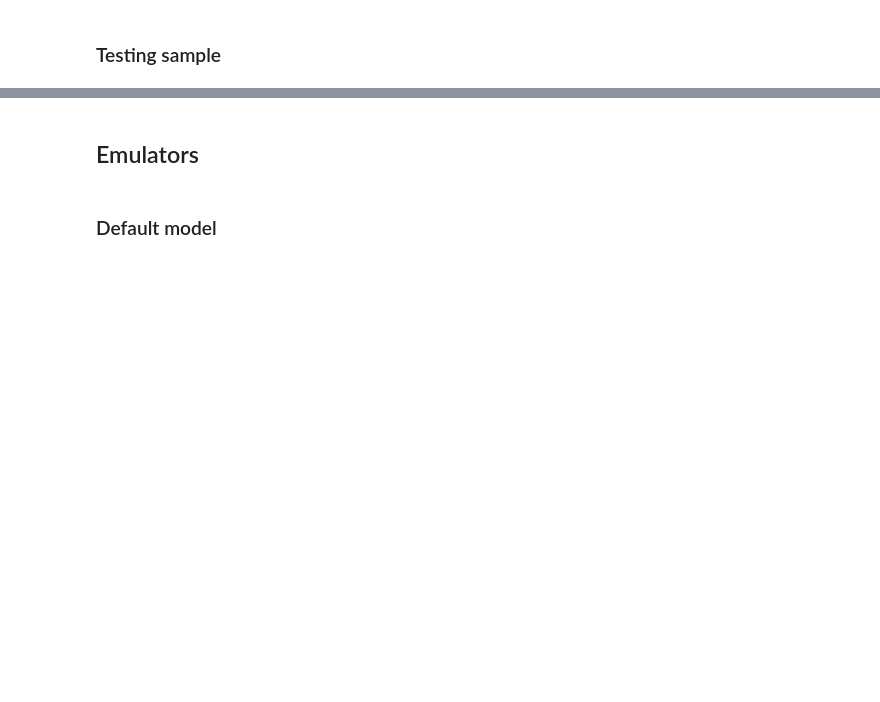
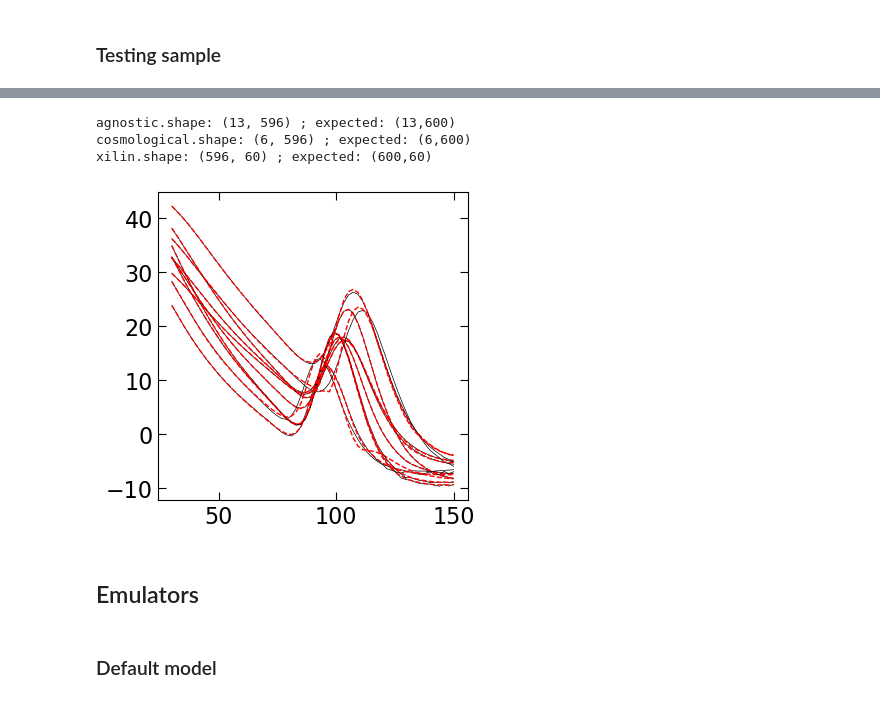
Before and after one commit to a-paranjape/zeldovich-smearing, a Jupyter notebook: emulation/Build_Emulators.ipynb, the cells around one changed output, grey strips where cells are left out. Cells and saved outputs as stored; diff of their text form; code cells hidden in the pictures; blank space fills up the shorter version.

Commit message:
building emulators for lcdm,wcdm,nucdm

```diff
--- a/emulation/Build_Emulators.ipynb
+++ b/emulation/Build_Emulators.ipynb
@@ -49,9 +69,9 @@ print('mpl setup done')
 # %%
 Out_Stem = 'emulators/'
-Z_Eval = 0.8
-Perc = 0.1
 
-setup = {'out_stem':Out_Stem,
+setup = {'out_stem':Out_Stem+'z{0:.2f}/'.format(Z_Eval),
+         'cosmo':Cosmo,
+         'flat':Flat,
          'z_eval':Z_Eval,
          'perc':Perc,
          # 'rmin':30.0,'rmax':150.0,
@@ -61,3 +81,5 @@ setup = {'out_stem':Out_Stem,
          # 'high_acc':True,
          'verbose':True,'logfile':None
          }
+
+print(setup)
@@ -70,7 +94,7 @@ Save_Xi = True # only used for test sample
 Force_Train = False
 Force_Test  = False
 
-SampleDict = {'train':{'sample_stem':'train','seed':1920,'include_fiducial':False,'save_xi':False,'force':Force_Train,
-                       'n_samp':1000},
-               'test':{'sample_stem':'test', 'seed':1992,'include_fiducial':True,'save_xi':Save_Xi,'force':Force_Test,
-                       'n_samp':-1+200}}
+SampleDict = {'train':{'sample_stem':'train','seed':1983,'include_fiducial':False,'save_xi':False,'force':Force_Train,
+                       'n_samp':3000},
+               'test':{'sample_stem':'test', 'seed':1991,'include_fiducial':True,'save_xi':Save_Xi,'force':Force_Test,
+                       'n_samp':-1+600}}
@@ -79,8 +101,4 @@ SampleDict = {'train':{'sample_stem':'train','seed':1920,'include_fiducial':Fals
 # %% [markdown]
 ## `AgnosticEmulator` setup
 # %%
-setup_lcdm_flat = copy.deepcopy(setup)
-setup_lcdm_flat['cosmo'] = 'lcdm'
-setup_lcdm_flat['flat'] = True
-
-agem_lcdm_flat = AgnosticEmulator(setup=setup_lcdm_flat)
+agem = AgnosticEmulator(setup=setup)
@@ -114,11 +163,20 @@ print('cosmological.shape:',cosmological.shape,'; expected: ({0:d},{1:d})'.forma
-# %%
-if sset_test['save_xi'] & (xilin is not None):
-    print('xilin.shape:',xilin.shape,'; expected: ({0:d},{1:d})'.format(n_samp_exp,agem.n_r))
-    predicted = np.dot(agem.basis_func.T,agnostic[:agem.n_basis]).T
-    plt.figure(figsize=(4,4))
-    for n in range(np.min([10,n_samp_exp])):
-        plt.plot(agem.rvals,agem.rvals**2*xilin[n],'k-',lw=0.5)
-        plt.plot(agem.rvals,agem.rvals**2*predicted[n],'r--',lw=1)
-    plt.show()
+# %%
+n_samp_exp = sset_test['n_samp']+int(sset_test['include_fiducial'])
+print('agnostic.shape:',agnostic_test.shape,'; expected: ({0:d},{1:d})'.format(agem.n_agnostic,n_samp_exp))
+print('cosmological.shape:',cosmological_test.shape,'; expected: ({0:d},{1:d})'.format(agem.n_params,n_samp_exp))
+
+if sset_test['save_xi'] & (xilin is not None):
+    print('xilin.shape:',xilin.shape,'; expected: ({0:d},{1:d})'.format(n_samp_exp,agem.n_r))
+    predicted_lcdm_flat = np.dot(agem.basis_func.T,agnostic_test[:agem.n_basis]).T
+    plt.figure(figsize=(4,4))
+    for n in range(np.min([10,n_samp_exp])):
+        plt.plot(agem.rvals,agem.rvals**2*xilin[n],'k-',lw=0.5)
+        plt.plot(agem.rvals,agem.rvals**2*predicted_lcdm_flat[n],'r--',lw=1)
+    plt.show()
+# %% [output]
+agnostic.shape: (13, 596) ; expected: (13,600)
+cosmological.shape: (6, 596) ; expected: (6,600)
+xilin.shape: (596, 60) ; expected: (600,60)
+[figure, added]
 # %% [markdown]
 ## Emulators
```
Also changed, not shown: parts of 39 cells of this notebook.
